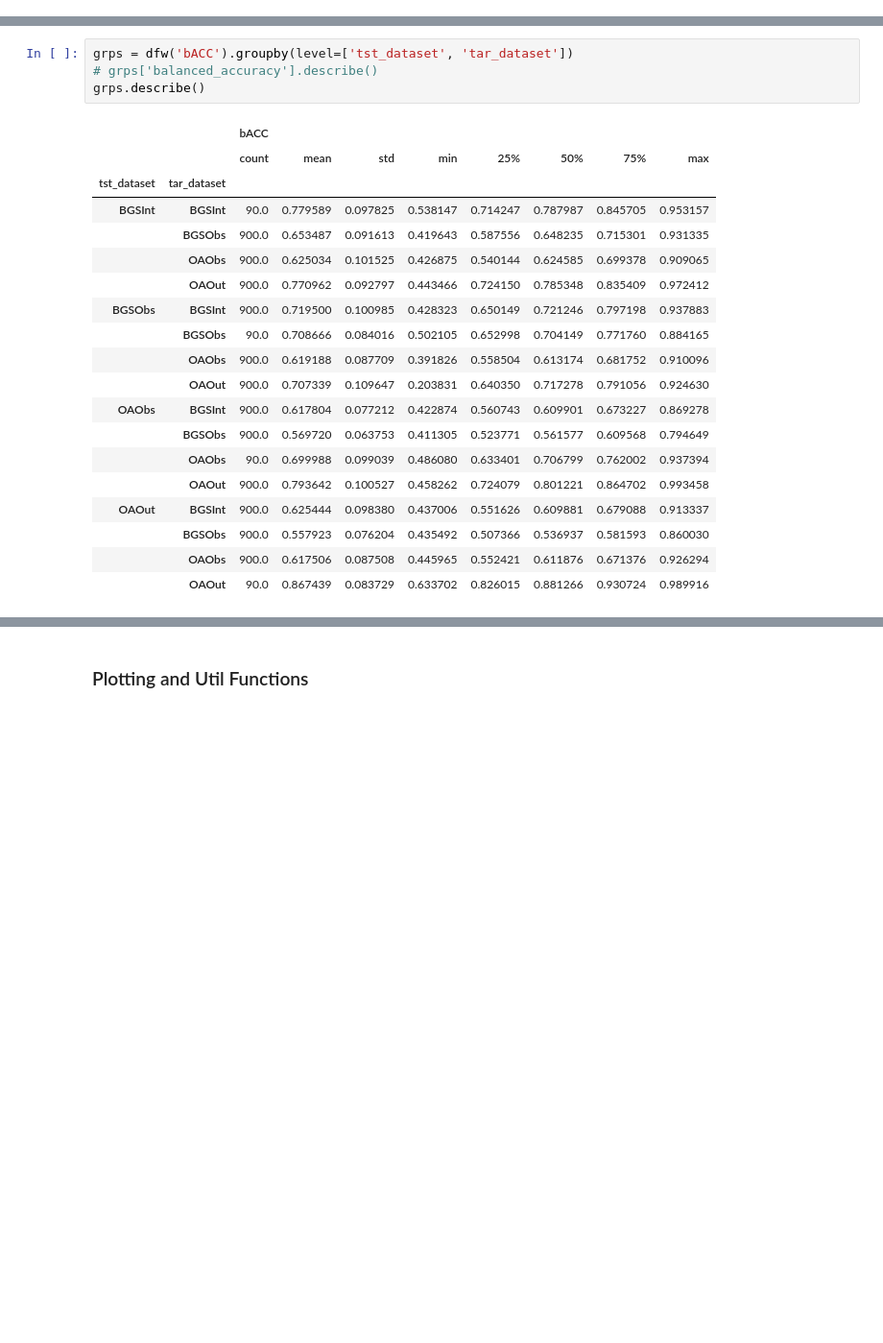
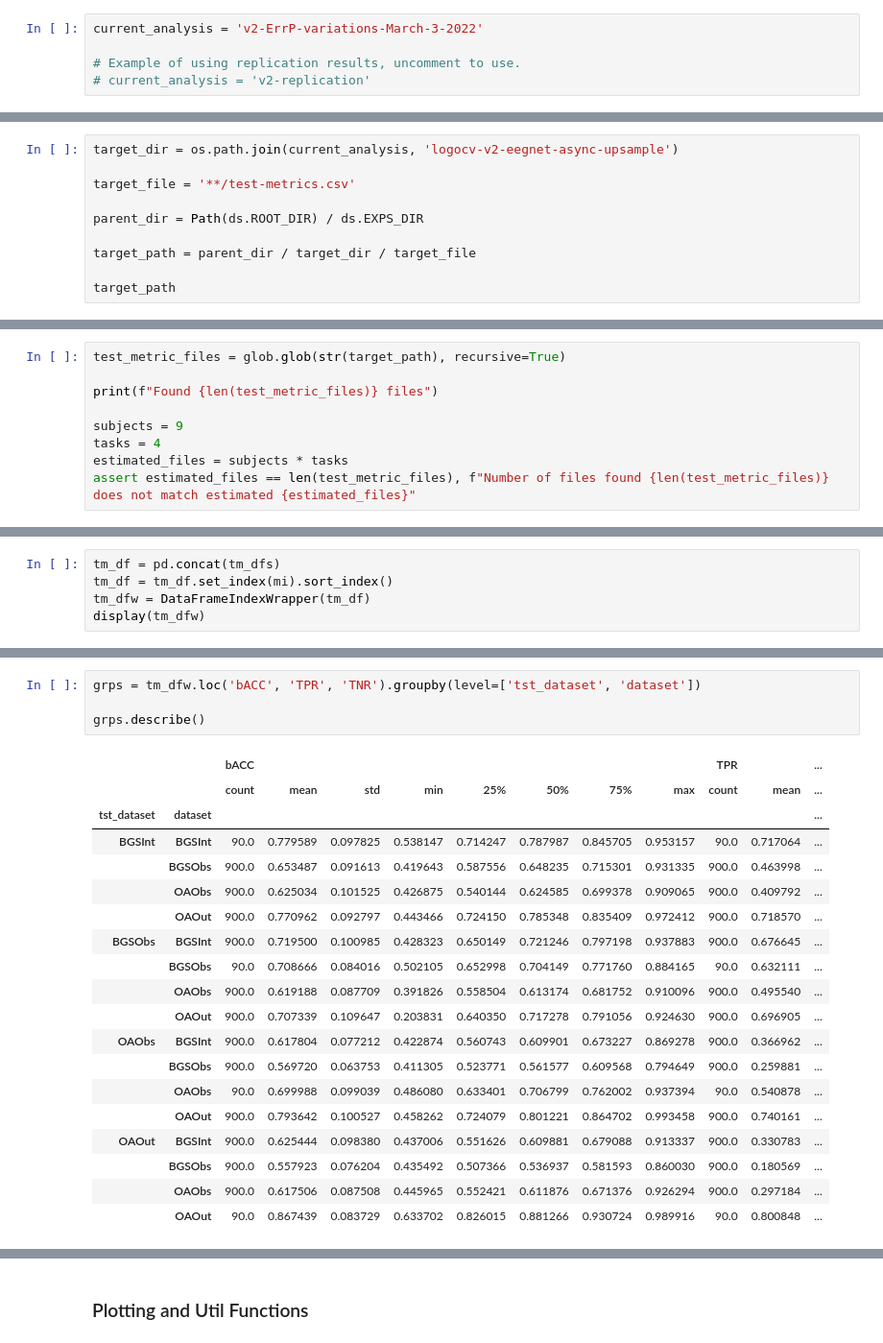
Before and after one commit to RL-BCI-Lab/deepbci, a Jupyter notebook: scripts/classification/significance_analysis.ipynb, the cells around one changed output, grey strips where cells are left out. Shown at 96% size. Saved outputs shown, nothing was run; the diff lists cells and outputs as text; blank space fills up the shorter version.

```diff
--- a/scripts/classification/significance_analysis.ipynb
+++ b/scripts/classification/significance_analysis.ipynb
@@ -214,0 +43,5 @@ tar_df
+# %%
+current_analysis = 'v2-ErrP-variations-March-3-2022'
+
+# Example of using replication results, uncomment to use.
+# current_analysis = 'v2-replication'
@@ -214,0 +85,10 @@ tar_df
+# %%
+target_dir = os.path.join(current_analysis, 'logocv-v2-eegnet-async-upsample')
+
+target_file = '**/test-metrics.csv'
+
+parent_dir = Path(ds.ROOT_DIR) / ds.EXPS_DIR
+
+target_path = parent_dir / target_dir / target_file
+
+target_path
@@ -214,0 +99,9 @@ tar_df
+# %%
+test_metric_files = glob.glob(str(target_path), recursive=True)
+
+print(f"Found {len(test_metric_files)} files")
+
+subjects = 9
+tasks = 4
+estimated_files = subjects * tasks
+assert estimated_files == len(test_metric_files), f"Number of files found {len(test_metric_files)} does not match estimated {estimated_files}"
@@ -214,0 +161,5 @@ tar_df
+# %%
+tm_df = pd.concat(tm_dfs)
+tm_df = tm_df.set_index(mi).sort_index()
+tm_dfw = DataFrameIndexWrapper(tm_df)
+display(tm_dfw)
@@ -403,24 +489,24 @@ grps.mean()
 # %%
-grps = dfw('bACC').groupby(level=['tst_dataset', 'tar_dataset'])
-# grps['balanced_accuracy'].describe()
+grps = tm_dfw.loc('bACC', 'TPR', 'TNR').groupby(level=['tst_dataset', 'dataset'])
+
 grps.describe()
 # %% [output]
-|  |  | bACC |  |  |  |  |  |  |  |
-|  |  | count | mean | std | min | 25% | 50% | 75% | max |
-| tst_dataset | tar_dataset |  |  |  |  |  |  |  |  |
-| BGSInt | BGSInt | 90.0 | 0.779589 | 0.097825 | 0.538147 | 0.714247 | 0.787987 | 0.845705 | 0.953157 |
-|  | BGSObs | 900.0 | 0.653487 | 0.091613 | 0.419643 | 0.587556 | 0.648235 | 0.715301 | 0.931335 |
-|  | OAObs | 900.0 | 0.625034 | 0.101525 | 0.426875 | 0.540144 | 0.624585 | 0.699378 | 0.909065 |
-|  | OAOut | 900.0 | 0.770962 | 0.092797 | 0.443466 | 0.724150 | 0.785348 | 0.835409 | 0.972412 |
-| BGSObs | BGSInt | 900.0 | 0.719500 | 0.100985 | 0.428323 | 0.650149 | 0.721246 | 0.797198 | 0.937883 |
-|  | BGSObs | 90.0 | 0.708666 | 0.084016 | 0.502105 | 0.652998 | 0.704149 | 0.771760 | 0.884165 |
-|  | OAObs | 900.0 | 0.619188 | 0.087709 | 0.391826 | 0.558504 | 0.613174 | 0.681752 | 0.910096 |
-|  | OAOut | 900.0 | 0.707339 | 0.109647 | 0.203831 | 0.640350 | 0.717278 | 0.791056 | 0.924630 |
-| OAObs | BGSInt | 900.0 | 0.617804 | 0.077212 | 0.422874 | 0.560743 | 0.609901 | 0.673227 | 0.869278 |
-|  | BGSObs | 900.0 | 0.569720 | 0.063753 | 0.411305 | 0.523771 | 0.561577 | 0.609568 | 0.794649 |
-|  | OAObs | 90.0 | 0.699988 | 0.099039 | 0.486080 | 0.633401 | 0.706799 | 0.762002 | 0.937394 |
-|  | OAOut | 900.0 | 0.793642 | 0.100527 | 0.458262 | 0.724079 | 0.801221 | 0.864702 | 0.993458 |
-| OAOut | BGSInt | 900.0 | 0.625444 | 0.098380 | 0.437006 | 0.551626 | 0.609881 | 0.679088 | 0.913337 |
-|  | BGSObs | 900.0 | 0.557923 | 0.076204 | 0.435492 | 0.507366 | 0.536937 | 0.581593 | 0.860030 |
-|  | OAObs | 900.0 | 0.617506 | 0.087508 | 0.445965 | 0.552421 | 0.611876 | 0.671376 | 0.926294 |
-|  | OAOut | 90.0 | 0.867439 | 0.083729 | 0.633702 | 0.826015 | 0.881266 | 0.930724 | 0.989916 |
+|  |  | bACC |  |  |  |  |  |  |  | TPR |  | ... |
+|  |  | count | mean | std | min | 25% | 50% | 75% | max | count | mean | ... |
+| tst_dataset | dataset |  |  |  |  |  |  |  |  |  |  | ... |
+| BGSInt | BGSInt | 90.0 | 0.779589 | 0.097825 | 0.538147 | 0.714247 | 0.787987 | 0.845705 | 0.953157 | 90.0 | 0.717064 | ... |
+|  | BGSObs | 900.0 | 0.653487 | 0.091613 | 0.419643 | 0.587556 | 0.648235 | 0.715301 | 0.931335 | 900.0 | 0.463998 | ... |
+|  | OAObs | 900.0 | 0.625034 | 0.101525 | 0.426875 | 0.540144 | 0.624585 | 0.699378 | 0.909065 | 900.0 | 0.409792 | ... |
+|  | OAOut | 900.0 | 0.770962 | 0.092797 | 0.443466 | 0.724150 | 0.785348 | 0.835409 | 0.972412 | 900.0 | 0.718570 | ... |
+| BGSObs | BGSInt | 900.0 | 0.719500 | 0.100985 | 0.428323 | 0.650149 | 0.721246 | 0.797198 | 0.937883 | 900.0 | 0.676645 | ... |
+|  | BGSObs | 90.0 | 0.708666 | 0.084016 | 0.502105 | 0.652998 | 0.704149 | 0.771760 | 0.884165 | 90.0 | 0.632111 | ... |
+|  | OAObs | 900.0 | 0.619188 | 0.087709 | 0.391826 | 0.558504 | 0.613174 | 0.681752 | 0.910096 | 900.0 | 0.495540 | ... |
+|  | OAOut | 900.0 | 0.707339 | 0.109647 | 0.203831 | 0.640350 | 0.717278 | 0.791056 | 0.924630 | 900.0 | 0.696905 | ... |
+| OAObs | BGSInt | 900.0 | 0.617804 | 0.077212 | 0.422874 | 0.560743 | 0.609901 | 0.673227 | 0.869278 | 900.0 | 0.366962 | ... |
+|  | BGSObs | 900.0 | 0.569720 | 0.063753 | 0.411305 | 0.523771 | 0.561577 | 0.609568 | 0.794649 | 900.0 | 0.259881 | ... |
+|  | OAObs | 90.0 | 0.699988 | 0.099039 | 0.486080 | 0.633401 | 0.706799 | 0.762002 | 0.937394 | 90.0 | 0.540878 | ... |
+|  | OAOut | 900.0 | 0.793642 | 0.100527 | 0.458262 | 0.724079 | 0.801221 | 0.864702 | 0.993458 | 900.0 | 0.740161 | ... |
+| OAOut | BGSInt | 900.0 | 0.625444 | 0.098380 | 0.437006 | 0.551626 | 0.609881 | 0.679088 | 0.913337 | 900.0 | 0.330783 | ... |
+|  | BGSObs | 900.0 | 0.557923 | 0.076204 | 0.435492 | 0.507366 | 0.536937 | 0.581593 | 0.860030 | 900.0 | 0.180569 | ... |
+|  | OAObs | 900.0 | 0.617506 | 0.087508 | 0.445965 | 0.552421 | 0.611876 | 0.671376 | 0.926294 | 900.0 | 0.297184 | ... |
+|  | OAOut | 90.0 | 0.867439 | 0.083729 | 0.633702 | 0.826015 | 0.881266 | 0.930724 | 0.989916 | 90.0 | 0.800848 | ... |
```
Also changed, not shown: parts of 118 cells of this notebook, 25 other files.
